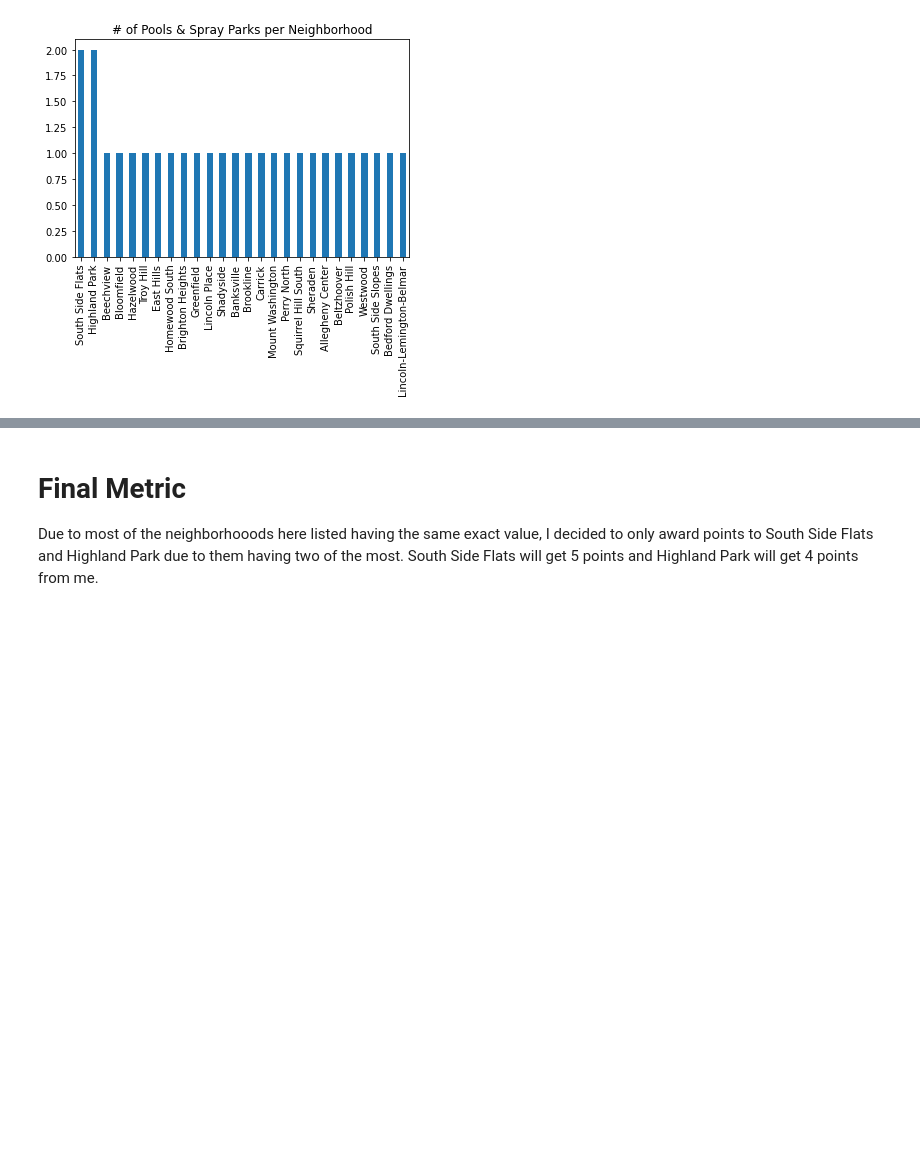
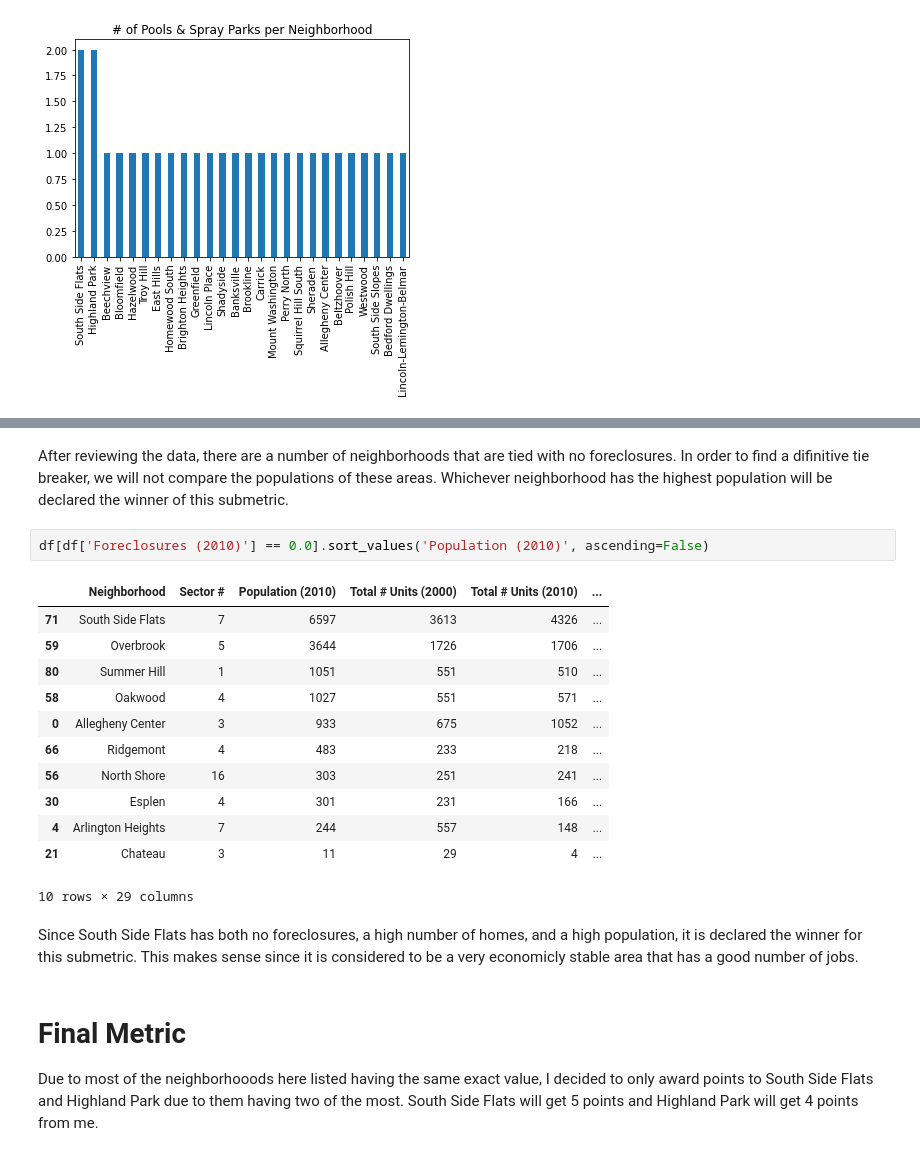
Before and after one commit to jweir136/CMPINF0010-Final-Project, a Jupyter notebook: Final Project.ipynb, the cells around one changed output, grey strips where cells are left out. Cells and saved outputs as stored; diff of their text form; blank space fills up the shorter version.

Commit message:
Add updated final project and data

```diff
--- a/Final Project.ipynb
+++ b/Final Project.ipynb
@@ -175,3 +224,22 @@ community_pools.plot.bar(title='# of Pools & Spray Parks per Neighborhood')
+# %% [markdown]
+After reviewing the data, there are a number of neighborhoods that are tied with no foreclosures. In order to find a difinitive tie breaker, we will not compare the populations of these areas. Whichever neighborhood has the highest population will be declared the winner of this submetric.
+# %%
+df[df['Foreclosures (2010)'] == 0.0].sort_values('Population (2010)', ascending=False)
+# %% [output]
+|  | Neighborhood | Sector # | Population (2010) | Total # Units (2000) | Total # Units (2010) | ... |
+| 71 | South Side Flats | 7 | 6597 | 3613 | 4326 | ... |
+| 59 | Overbrook | 5 | 3644 | 1726 | 1706 | ... |
+| 80 | Summer Hill | 1 | 1051 | 551 | 510 | ... |
+| 58 | Oakwood | 4 | 1027 | 551 | 571 | ... |
+| 0 | Allegheny Center | 3 | 933 | 675 | 1052 | ... |
+| 66 | Ridgemont | 4 | 483 | 233 | 218 | ... |
+| 56 | North Shore | 16 | 303 | 251 | 241 | ... |
+| 30 | Esplen | 4 | 301 | 231 | 166 | ... |
+| 4 | Arlington Heights | 7 | 244 | 557 | 148 | ... |
+| 21 | Chateau | 3 | 11 | 29 | 4 | ... |
+10 rows × 29 columns
+# %% [markdown]
+Since South Side Flats has both no foreclosures, a high number of homes, and a high population, it is declared the winner for this submetric. This makes sense since it is considered to be a very economicly stable area that has a good number of jobs.
 # %% [markdown]
 # Final Metric
 
```
Also changed, not shown: parts of 9 cells of this notebook, 1 other file.
